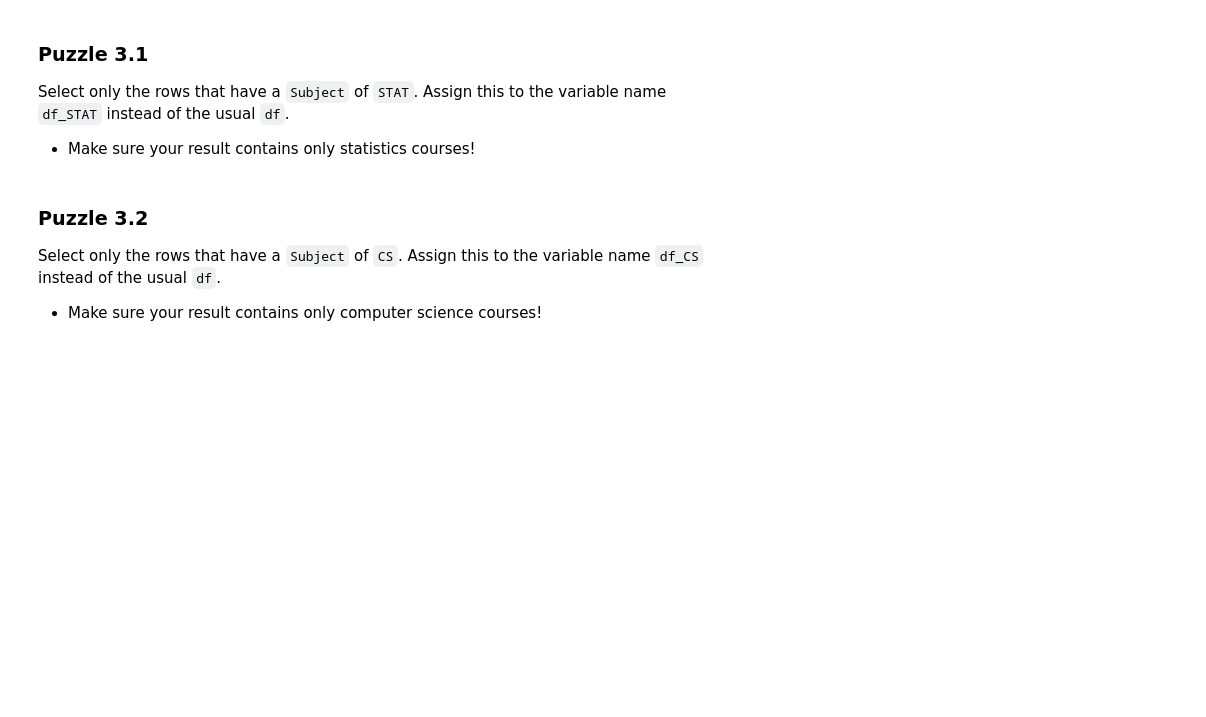
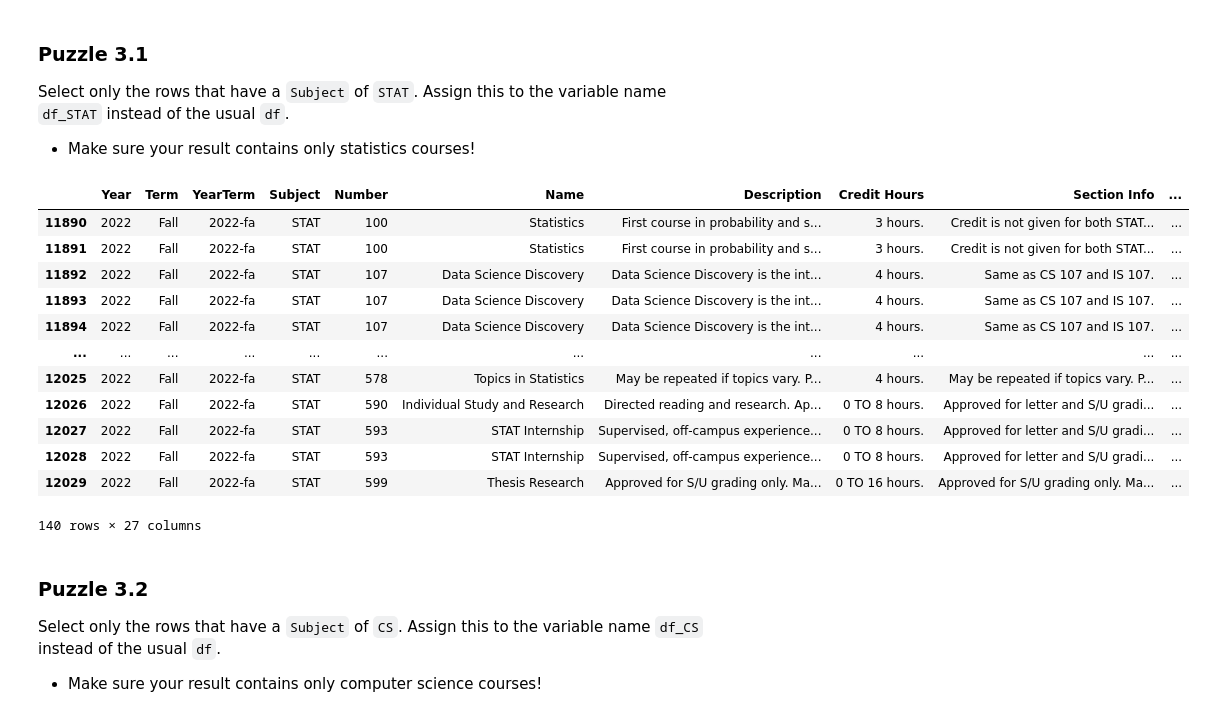
Before and after one commit to kevcer7/stat107-illinois-, a Jupyter notebook: lab_pandas/lab_pandas.ipynb, the cells around one changed output. Drawn from its saved outputs; the diff is of its cells as text; code cells hidden in the pictures; blank space fills up the shorter version.

```diff
--- a/lab_pandas/lab_pandas.ipynb
+++ b/lab_pandas/lab_pandas.ipynb
@@ -196,8 +213,22 @@ Data Science DISCOVERY is a unique course that is cross-listed across three depa
 Select only the rows that have a `Subject` of `STAT`.  Assign this to the variable name `df_STAT` instead of the usual `df`.
 - Make sure your result contains only statistics courses!
 # %%
-df_STAT = ...
+df_STAT = df[df.Subject == "STAT"]
 df_STAT
+# %% [output]
+|  | Year | Term | YearTerm | Subject | Number | Name | Description | Credit Hours | Section Info | ... |
+| 11890 | 2022 | Fall | 2022-fa | STAT | 100 | Statistics | First course in probability and s... | 3 hours. | Credit is not given for both STAT... | ... |
+| 11891 | 2022 | Fall | 2022-fa | STAT | 100 | Statistics | First course in probability and s... | 3 hours. | Credit is not given for both STAT... | ... |
+| 11892 | 2022 | Fall | 2022-fa | STAT | 107 | Data Science Discovery | Data Science Discovery is the int... | 4 hours. | Same as CS 107 and IS 107. | ... |
+| 11893 | 2022 | Fall | 2022-fa | STAT | 107 | Data Science Discovery | Data Science Discovery is the int... | 4 hours. | Same as CS 107 and IS 107. | ... |
+| 11894 | 2022 | Fall | 2022-fa | STAT | 107 | Data Science Discovery | Data Science Discovery is the int... | 4 hours. | Same as CS 107 and IS 107. | ... |
+| ... | ... | ... | ... | ... | ... | ... | ... | ... | ... | ... |
+| 12025 | 2022 | Fall | 2022-fa | STAT | 578 | Topics in Statistics | May be repeated if topics vary. P... | 4 hours. | May be repeated if topics vary. P... | ... |
+| 12026 | 2022 | Fall | 2022-fa | STAT | 590 | Individual Study and Research | Directed reading and research. Ap... | 0 TO 8 hours. | Approved for letter and S/U gradi... | ... |
+| 12027 | 2022 | Fall | 2022-fa | STAT | 593 | STAT Internship | Supervised, off-campus experience... | 0 TO 8 hours. | Approved for letter and S/U gradi... | ... |
+| 12028 | 2022 | Fall | 2022-fa | STAT | 593 | STAT Internship | Supervised, off-campus experience... | 0 TO 8 hours. | Approved for letter and S/U gradi... | ... |
+| 12029 | 2022 | Fall | 2022-fa | STAT | 599 | Thesis Research | Approved for S/U grading only. Ma... | 0 TO 16 hours. | Approved for S/U grading only. Ma... | ... |
+140 rows × 27 columns
 # %% [markdown]
 ### Puzzle 3.2
 
```
Also changed, not shown: parts of 37 cells of this notebook.
